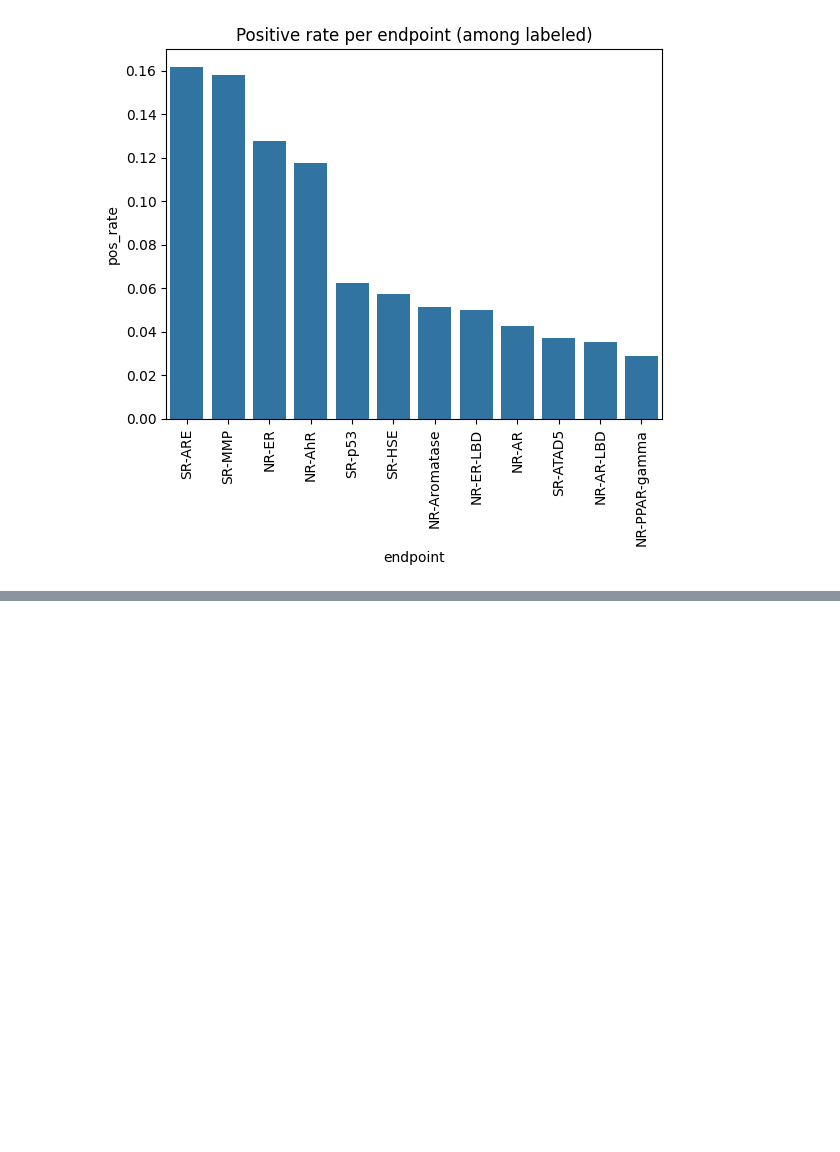
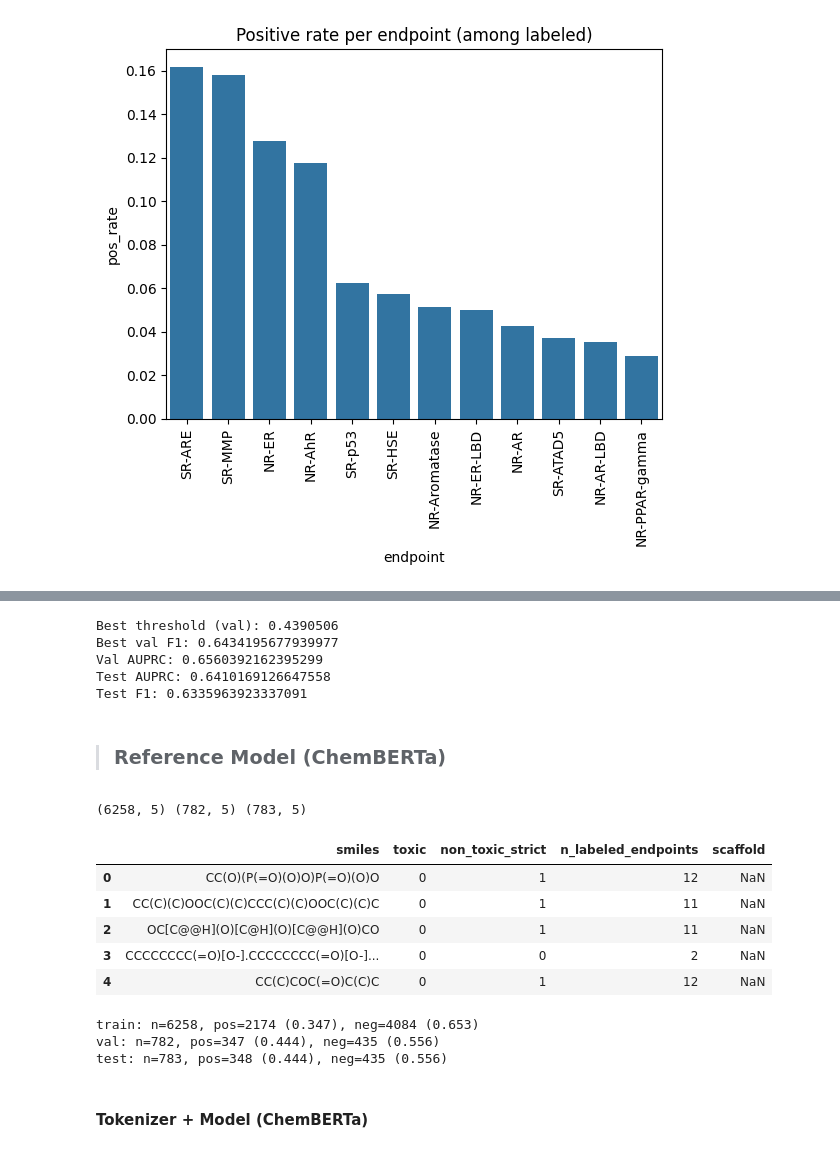
Before and after one commit to Thuhuong554/final_DA_for_life_science, a Jupyter notebook: EDA_Tox21.ipynb, the cells around one changed output, grey strips where cells are left out. Saved outputs shown, nothing was run; the diff lists cells and outputs as text; code cells hidden in the pictures; blank space fills up the shorter version.

Commit message:
Add Tox21 notebook and data (exclude env and artifacts)

```diff
--- a/EDA_Tox21.ipynb
+++ b/EDA_Tox21.ipynb
@@ -179,0 +861,69 @@ plt.show()
+# %%
+# Threshold tuning + test eval
+from sklearn.metrics import precision_recall_curve, f1_score, average_precision_score
+
+# val
+yv, pv = get_probs(model, val_loader)
+prec, rec, thresholds = precision_recall_curve(yv, pv)
+f1_scores = 2 * prec * rec / (prec + rec + 1e-8)
+best_idx = np.argmax(f1_scores)
+best_threshold = thresholds[best_idx]
+
+print("Best threshold (val):", best_threshold)
+print("Best val F1:", f1_scores[best_idx])
+print("Val AUPRC:", average_precision_score(yv, pv))
+
+# test
+yt, pt = get_probs(model, test_loader)
+test_auprc = average_precision_score(yt, pt)
+test_pred = (pt >= best_threshold).astype(int)
+test_f1 = f1_score(yt, test_pred)
+
+print("Test AUPRC:", test_auprc)
+print("Test F1:", test_f1)
+# %% [output]
+Best threshold (val): 0.4390506
+Best val F1: 0.6434195677939977
+Val AUPRC: 0.6560392162395299
+Test AUPRC: 0.6410169126647558
+Test F1: 0.6335963923337091
+# %% [markdown]
+>### **Reference Model (ChemBERTa)**
+# %%
+# load data split
+train_path = "data/processed/tox21_train.csv"
+val_path   = "data/processed/tox21_val.csv"
+test_path  = "data/processed/tox21_test.csv"
+
+train_df = pd.read_csv(train_path)
+val_df   = pd.read_csv(val_path)
+test_df  = pd.read_csv(test_path)
+
+print(train_df.shape, val_df.shape, test_df.shape)
+train_df.head()
+# %% [output]
+(6258, 5) (782, 5) (783, 5)
+|  | smiles | toxic | non_toxic_strict | n_labeled_endpoints | scaffold |
+| 0 | CC(O)(P(=O)(O)O)P(=O)(O)O | 0 | 1 | 12 | NaN |
+| 1 | CC(C)(C)OOC(C)(C)CCC(C)(C)OOC(C)(C)C | 0 | 1 | 11 | NaN |
+| 2 | OC[C@@H](O)[C@H](O)[C@@H](O)CO | 0 | 1 | 11 | NaN |
+| 3 | CCCCCCCC(=O)[O-].CCCCCCCC(=O)[O-]... | 0 | 0 | 2 | NaN |
+| 4 | CC(C)COC(=O)C(C)C | 0 | 1 | 12 | NaN |
+# %%
+# Kiểm tra label + class distribution
+def describe_split(name, df):
+    c = df["toxic"].value_counts()
+    total = len(df)
+    pos = int(c.get(1, 0))
+    neg = int(c.get(0, 0))
+    print(f"{name}: n={total}, pos={pos} ({pos/total:.3f}), neg={neg} ({neg/total:.3f})")
+
+describe_split("train", train_df)
+describe_split("val", val_df)
+describe_split("test", test_df)
+# %% [output]
+train: n=6258, pos=2174 (0.347), neg=4084 (0.653)
+val: n=782, pos=347 (0.444), neg=435 (0.556)
+test: n=783, pos=348 (0.444), neg=435 (0.556)
+# %% [markdown]
+#### **Tokenizer + Model (ChemBERTa)**
```
Also changed, not shown: parts of 51 cells of this notebook, 4 other files.
